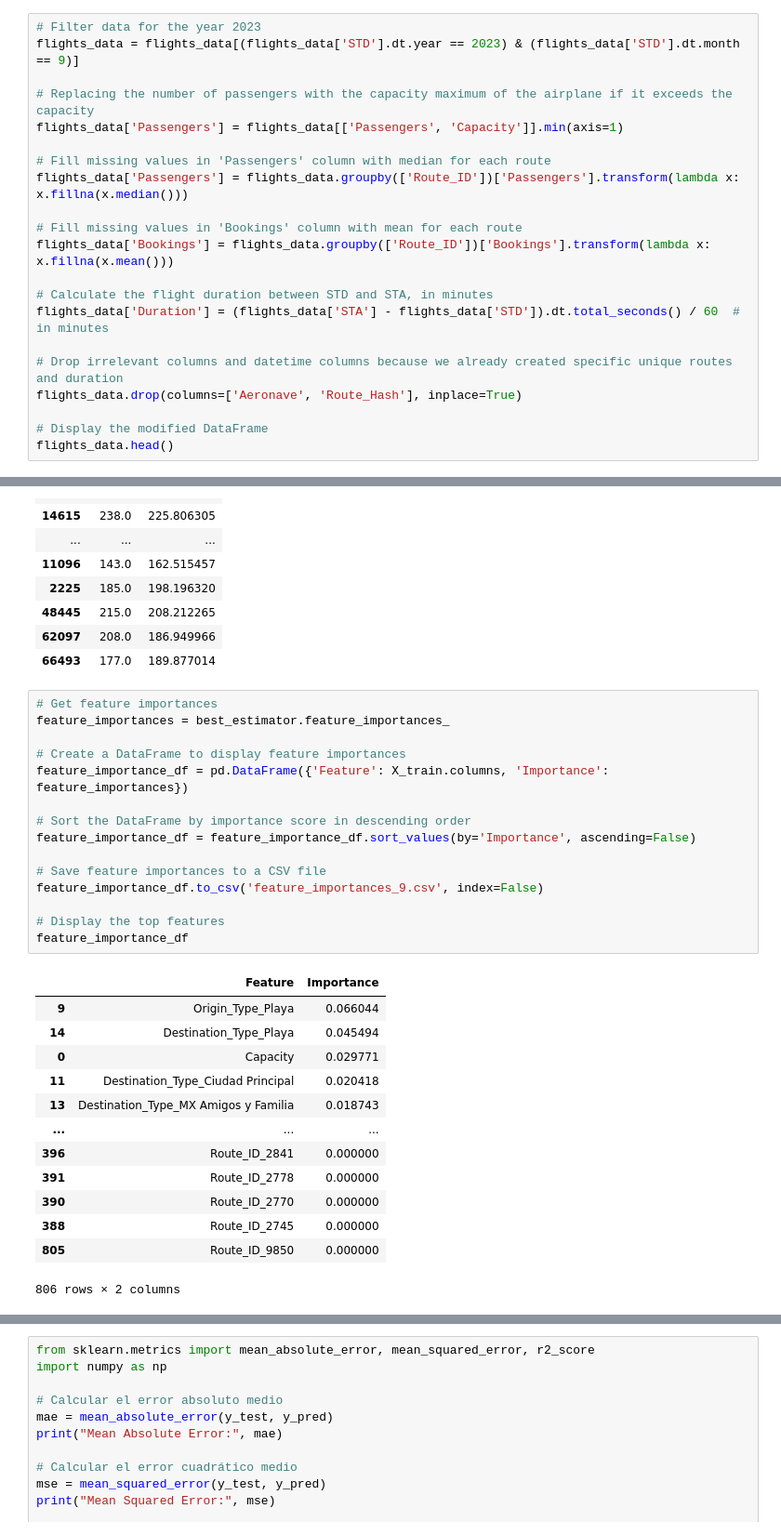
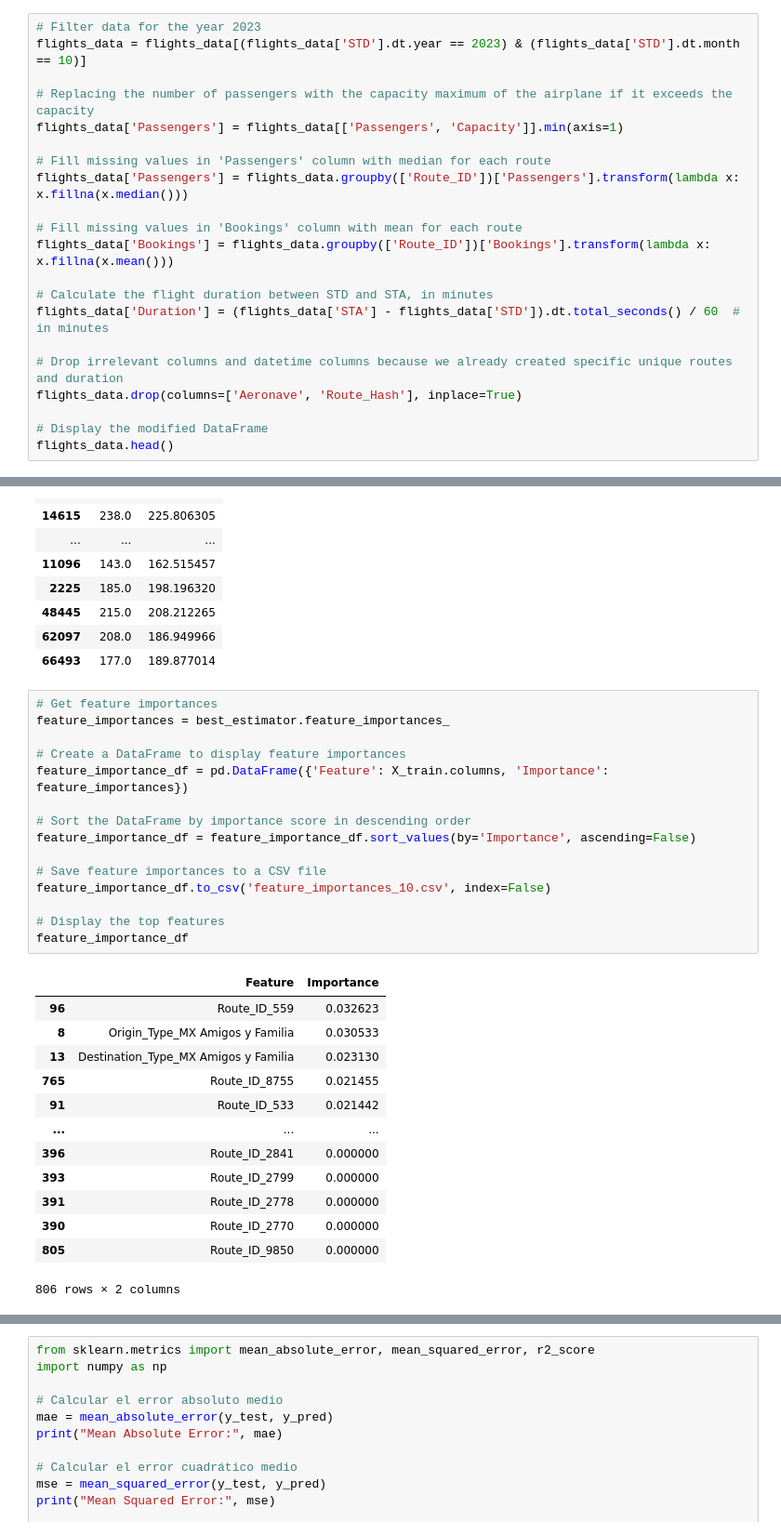
Before and after one commit to ferDMS/green-pandas-datathon, a Jupyter notebook: GreenPandas_Hackathon.ipynb, the cells around one changed output, grey strips where cells are left out. Shown at 93% size. Saved outputs shown, nothing was run; the diff lists cells and outputs as text.

```diff
--- a/GreenPandas_Hackathon.ipynb
+++ b/GreenPandas_Hackathon.ipynb
@@ -67,7 +67,7 @@ unique_routes
 - quitar datos poco relevantes
 # %%
 # Filter data for the year 2023
-flights_data = flights_data[(flights_data['STD'].dt.year == 2023) & (flights_data['STD'].dt.month == 9)]
+flights_data = flights_data[(flights_data['STD'].dt.year == 2023) & (flights_data['STD'].dt.month == 10)]
 
 # Replacing the number of passengers with the capacity maximum of the airplane if it exceeds the capacity
 flights_data['Passengers'] = flights_data[['Passengers', 'Capacity']].min(axis=1)
@@ -356,30 +356,30 @@ predictions_df.sample(20)
 # %%
 # Get feature importances
 feature_importances = best_estimator.feature_importances_
 
 # Create a DataFrame to display feature importances
 feature_importance_df = pd.DataFrame({'Feature': X_train.columns, 'Importance': feature_importances})
 
 # Sort the DataFrame by importance score in descending order
 feature_importance_df = feature_importance_df.sort_values(by='Importance', ascending=False)
 
 # Save feature importances to a CSV file
-feature_importance_df.to_csv('feature_importances_9.csv', index=False)
+feature_importance_df.to_csv('feature_importances_10.csv', index=False)
 
 # Display the top features
 feature_importance_df
 # %% [output]
 |  | Feature | Importance |
-| 9 | Origin_Type_Playa | 0.066044 |
-| 14 | Destination_Type_Playa | 0.045494 |
-| 0 | Capacity | 0.029771 |
-| 11 | Destination_Type_Ciudad Principal | 0.020418 |
-| 13 | Destination_Type_MX Amigos y Familia | 0.018743 |
+| 96 | Route_ID_559 | 0.032623 |
+| 8 | Origin_Type_MX Amigos y Familia | 0.030533 |
+| 13 | Destination_Type_MX Amigos y Familia | 0.023130 |
+| 765 | Route_ID_8755 | 0.021455 |
+| 91 | Route_ID_533 | 0.021442 |
 | ... | ... | ... |
 | 396 | Route_ID_2841 | 0.000000 |
+| 393 | Route_ID_2799 | 0.000000 |
 | 391 | Route_ID_2778 | 0.000000 |
 | 390 | Route_ID_2770 | 0.000000 |
-| 388 | Route_ID_2745 | 0.000000 |
 | 805 | Route_ID_9850 | 0.000000 |
 806 rows × 2 columns
 # %%
```
Also changed, not shown: parts of 3 cells of this notebook, 2 other files.
